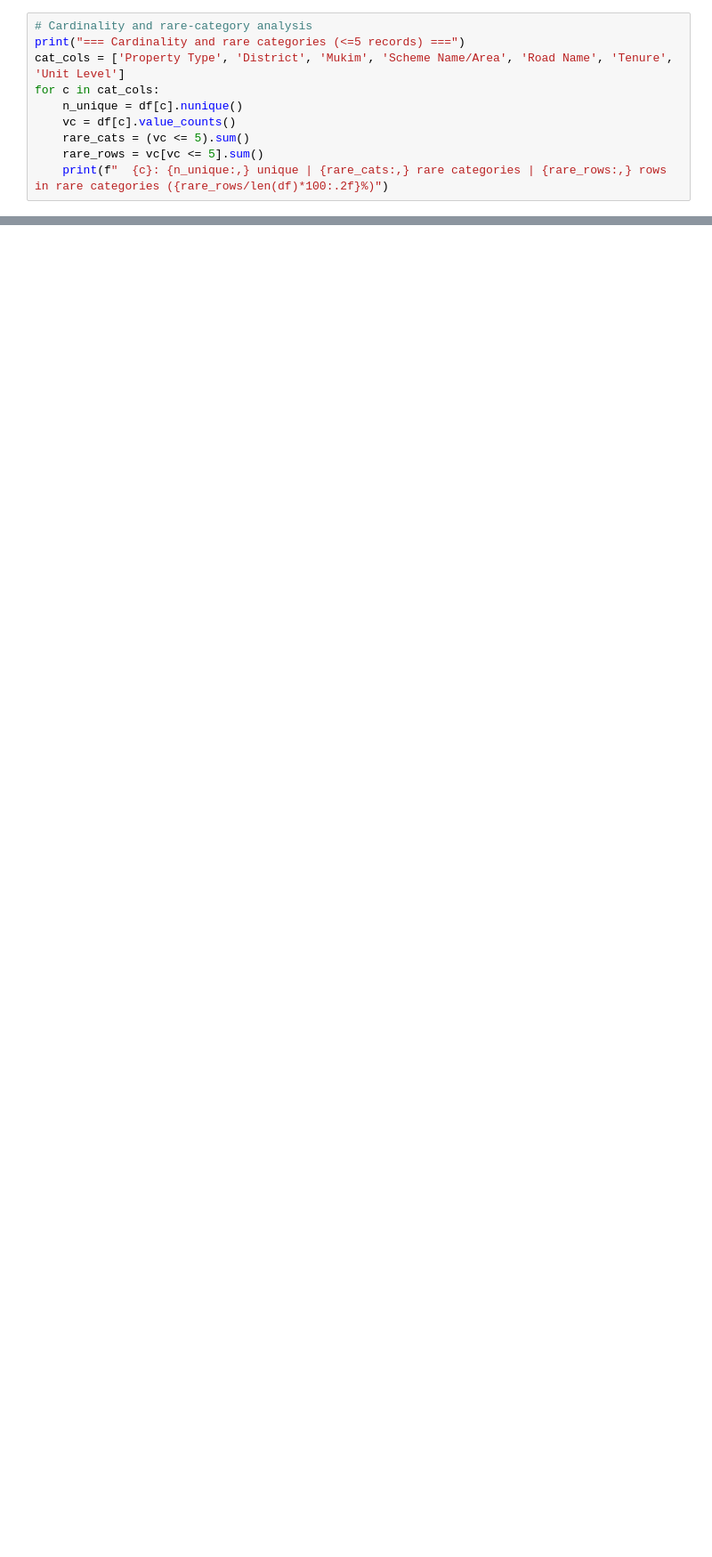
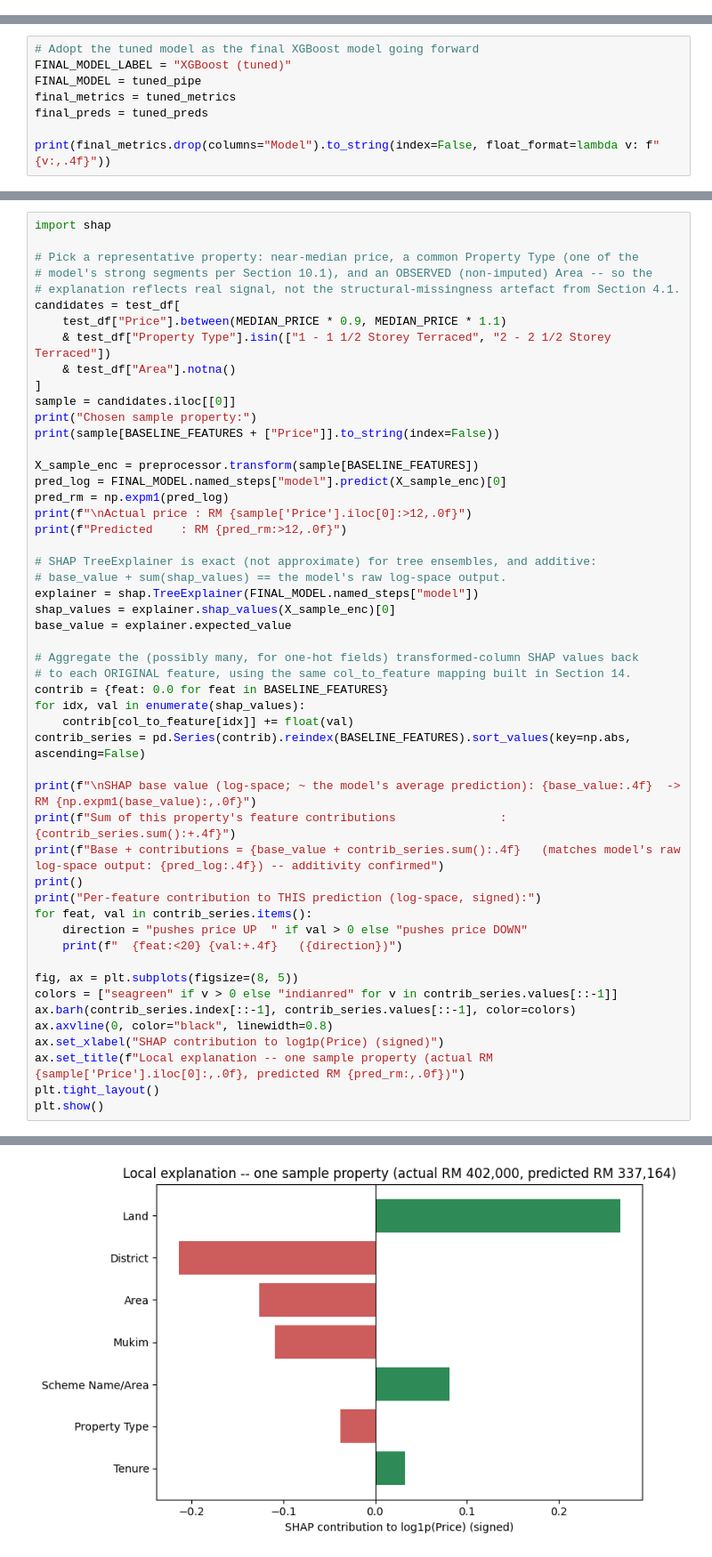
Before and after one commit to Sandaris/Mytanah, a Jupyter notebook: Model Selection/xgBoost.ipynb, the cells around one changed output, grey strips where cells are left out. Shown at 89% size. Saved outputs shown, nothing was run; the diff lists cells and outputs as text; blank space fills up the shorter version.

```diff
--- a/Model Selection/xgBoost.ipynb
+++ b/Model Selection/xgBoost.ipynb
@@ -108,10 +0,0 @@ Unit Level               0    0.0000
-# %%
-# Cardinality and rare-category analysis
-print("=== Cardinality and rare categories (<=5 records) ===")
-cat_cols = ['Property Type', 'District', 'Mukim', 'Scheme Name/Area', 'Road Name', 'Tenure', 'Unit Level']
-for c in cat_cols:
-    n_unique = df[c].nunique()
-    vc = df[c].value_counts()
-    rare_cats = (vc <= 5).sum()
-    rare_rows = vc[vc <= 5].sum()
-    print(f"  {c}: {n_unique:,} unique | {rare_cats:,} rare categories | {rare_rows:,} rows in rare categories ({rare_rows/len(df)*100:.2f}%)")
@@ -1478,0 +706,8 @@ Weaker use cases: luxury properties (>RM 1M), high-rise units where Area is stru
+# %%
+# Adopt the tuned model as the final XGBoost model going forward
+FINAL_MODEL_LABEL = "XGBoost (tuned)"
+FINAL_MODEL = tuned_pipe
+final_metrics = tuned_metrics
+final_preds = tuned_preds
+
+print(final_metrics.drop(columns="Model").to_string(index=False, float_format=lambda v: f"{v:,.4f}"))
@@ -1478,0 +916,52 @@ Weaker use cases: luxury properties (>RM 1M), high-rise units where Area is stru
+# %%
+import shap
+
+# Pick a representative property: near-median price, a common Property Type (one of the
+# model's strong segments per Section 10.1), and an OBSERVED (non-imputed) Area -- so the
+# explanation reflects real signal, not the structural-missingness artefact from Section 4.1.
+candidates = test_df[
+    test_df["Price"].between(MEDIAN_PRICE * 0.9, MEDIAN_PRICE * 1.1)
+    & test_df["Property Type"].isin(["1 - 1 1/2 Storey Terraced", "2 - 2 1/2 Storey Terraced"])
+    & test_df["Area"].notna()
+]
+sample = candidates.iloc[[0]]
+print("Chosen sample property:")
+print(sample[BASELINE_FEATURES + ["Price"]].to_string(index=False))
+
+X_sample_enc = preprocessor.transform(sample[BASELINE_FEATURES])
+pred_log = FINAL_MODEL.named_steps["model"].predict(X_sample_enc)[0]
+pred_rm = np.expm1(pred_log)
+print(f"\nActual price : RM {sample['Price'].iloc[0]:>12,.0f}")
+print(f"Predicted    : RM {pred_rm:>12,.0f}")
+
+# SHAP TreeExplainer is exact (not approximate) for tree ensembles, and additive:
+# base_value + sum(shap_values) == the model's raw log-space output.
+explainer = shap.TreeExplainer(FINAL_MODEL.named_steps["model"])
+shap_values = explainer.shap_values(X_sample_enc)[0]
+base_value = explainer.expected_value
+
+# Aggregate the (possibly many, for one-hot fields) transformed-column SHAP values back
+# to each ORIGINAL feature, using the same col_to_feature mapping built in Section 14.
+contrib = {feat: 0.0 for feat in BASELINE_FEATURES}
+for idx, val in enumerate(shap_values):
+    contrib[col_to_feature[idx]] += float(val)
+contrib_series = pd.Series(contrib).reindex(BASELINE_FEATURES).sort_values(key=np.abs, ascending=False)
+
+print(f"\nSHAP base value (log-space; ~ the model's average prediction): {base_value:.4f}  ->  RM {np.expm1(base_value):,.0f}")
+print(f"Sum of this property's feature contributions               : {contrib_series.sum():+.4f}")
+print(f"Base + contributions = {base_value + contrib_series.sum():.4f}   (matches model's raw log-space output: {pred_log:.4f}) -- additivity confirmed")
+print()
+print("Per-feature contribution to THIS prediction (log-space, signed):")
+for feat, val in contrib_series.items():
+    direction = "pushes price UP  " if val > 0 else "pushes price DOWN"
+    print(f"  {feat:<20} {val:+.4f}   ({direction})")
+
+fig, ax = plt.subplots(figsize=(8, 5))
+colors = ["seagreen" if v > 0 else "indianred" for v in contrib_series.values[::-1]]
+ax.barh(contrib_series.index[::-1], contrib_series.values[::-1], color=colors)
+ax.axvline(0, color="black", linewidth=0.8)
+ax.set_xlabel("SHAP contribution to log1p(Price) (signed)")
+ax.set_title(f"Local explanation -- one sample property (actual RM {sample['Price'].iloc[0]:,.0f}, predicted RM {pred_rm:,.0f})")
+plt.tight_layout()
+plt.show()
+# %% [output]
@@ -1478,0 +987 @@ Weaker use cases: luxury properties (>RM 1M), high-rise units where Area is stru
+[figure, added]
```
Also changed, not shown: parts of 95 cells of this notebook, 6 other files.
